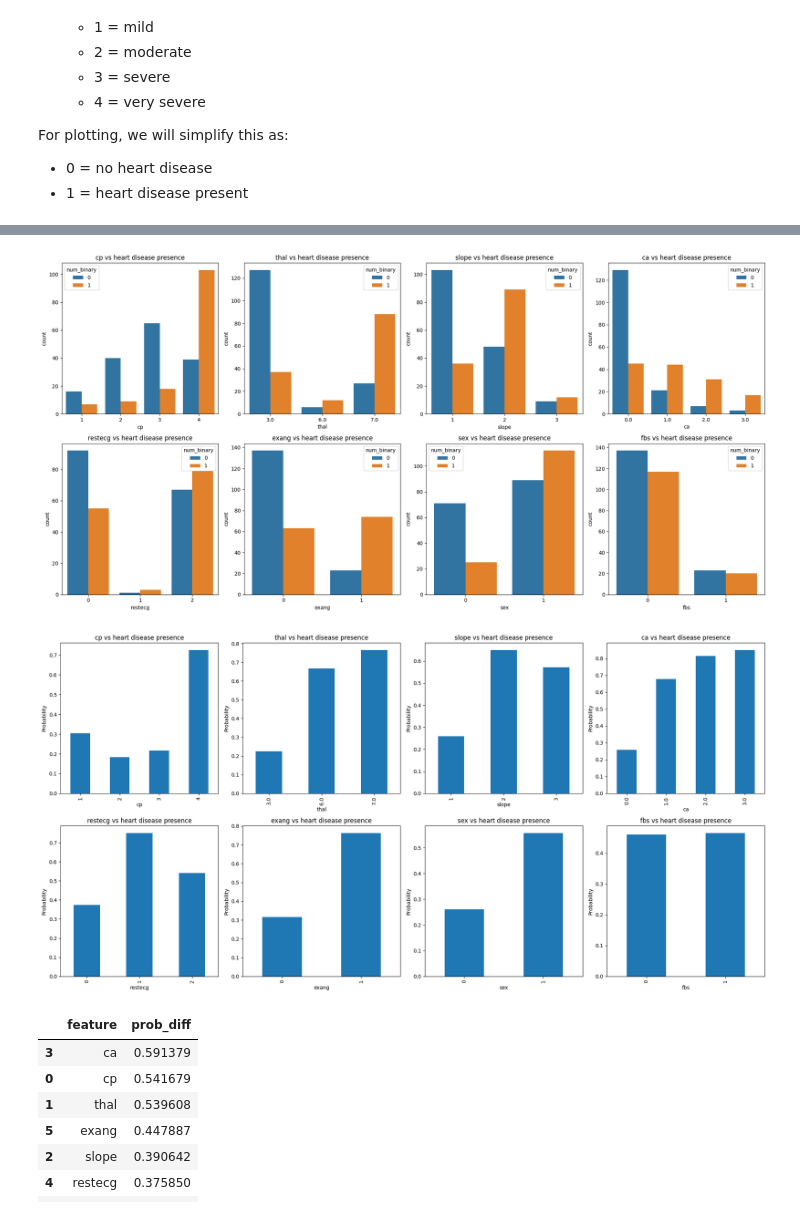
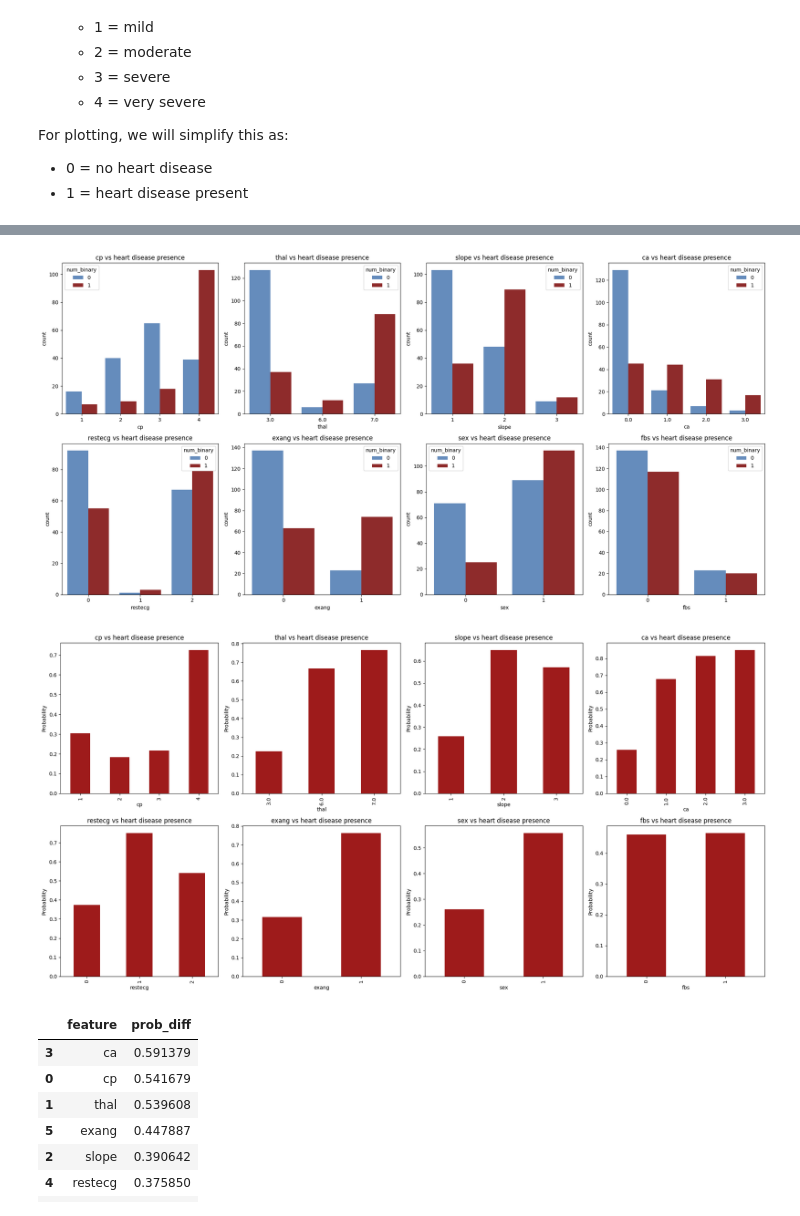
Before and after one commit to aarondwhite/DATA-3421-Final-Project, a Jupyter notebook: Tanvir_EDA.ipynb, the cells around one changed output, grey strips where cells are left out. Saved outputs shown, nothing was run; the diff lists cells and outputs as text; code cells hidden in the pictures.

Commit message:
updated EDA with slide color palette

```diff
--- a/Tanvir_EDA.ipynb
+++ b/Tanvir_EDA.ipynb
@@ -196,3 +193,6 @@ df['num'] = y
 # %%
 ## Change num to either 0 (disease negative) or 1 (disease positive)
 df['num_binary'] = df['num'].apply(lambda x: 1 if x > 0 else 0)
+# %%
+## Color palette
+palette = {0: "#568BCB", 1: "#9E1B1B"}
@@ -237,30 +245,30 @@ fig, axes = plt.subplots(2, 4, figsize=(20, 10))
 axes = axes.flatten()
 
 for i, col in enumerate(categorical_features):
-    sns.countplot(data=df, x=col, hue='num_binary', ax=axes[i])
+    sns.countplot(data=df, x=col, hue='num_binary',palette=palette, ax=axes[i])
     axes[i].set_title(f"{col} vs heart disease presence")
 
 plt.tight_layout()
 plt.show()
 # %% [output]
-[figure, old version]
+[figure, new version]
 # %%
 ### Categorical features grouped by num_binary using probability (discrete features)
 fig, axes = plt.subplots(2, 4, figsize=(20, 10))
 axes = axes.flatten()
 
 for i, col in enumerate(categorical_features):
 
     probs = df.groupby(col)['num_binary'].mean()
 
-    probs.plot(kind='bar', ax=axes[i])
+    probs.plot(kind='bar', color = "#9E1B1B", ax=axes[i])
     axes[i].set_title(f"{col} vs heart disease presence")
     axes[i].set_ylabel("Probability")
 
 plt.tight_layout()
 plt.show()
 # %% [output]
-[figure, old version]
+[figure, new version]
 # %%
 ## Difference in probability between presence and absence of heart disease
 results = []
```
Also changed, not shown: parts of 6 cells of this notebook.
